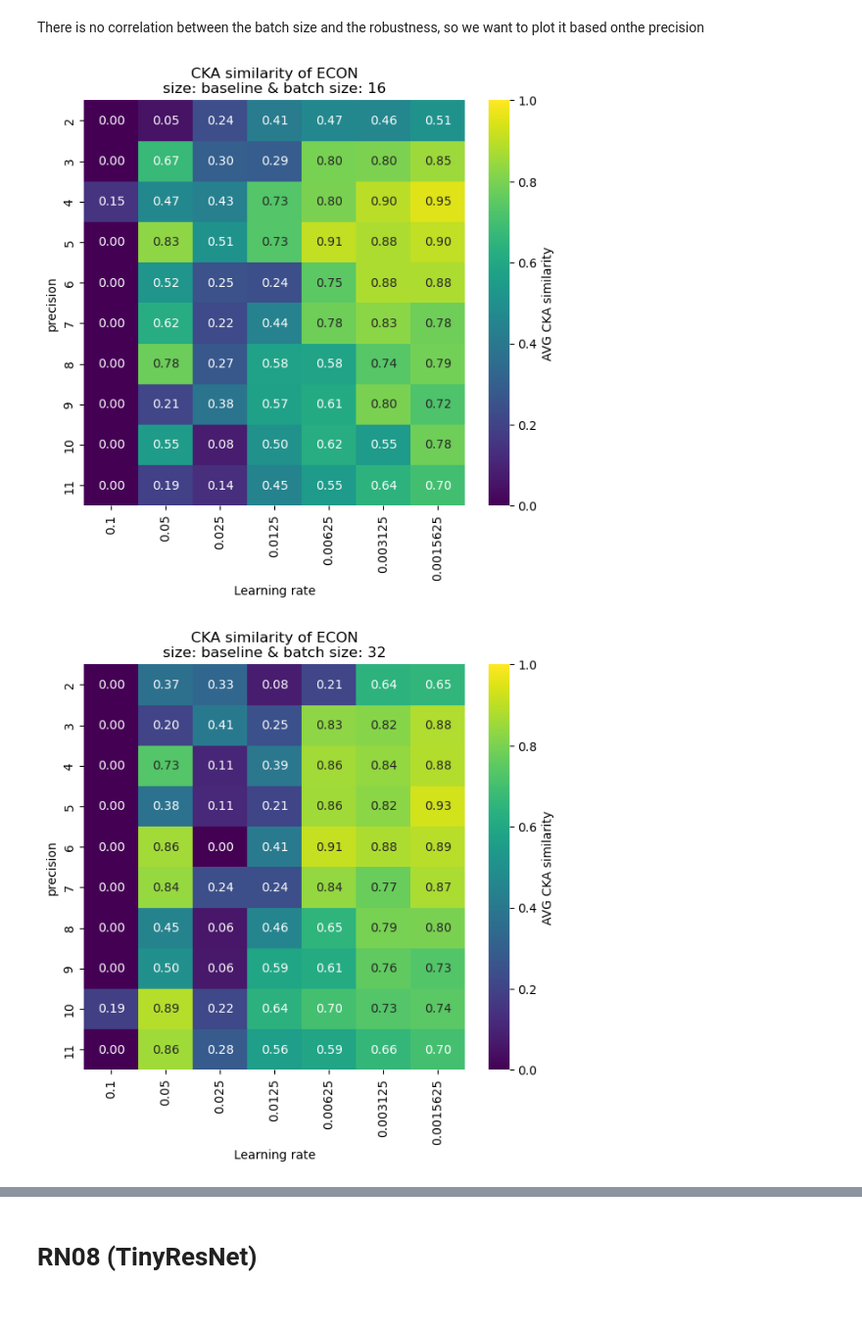
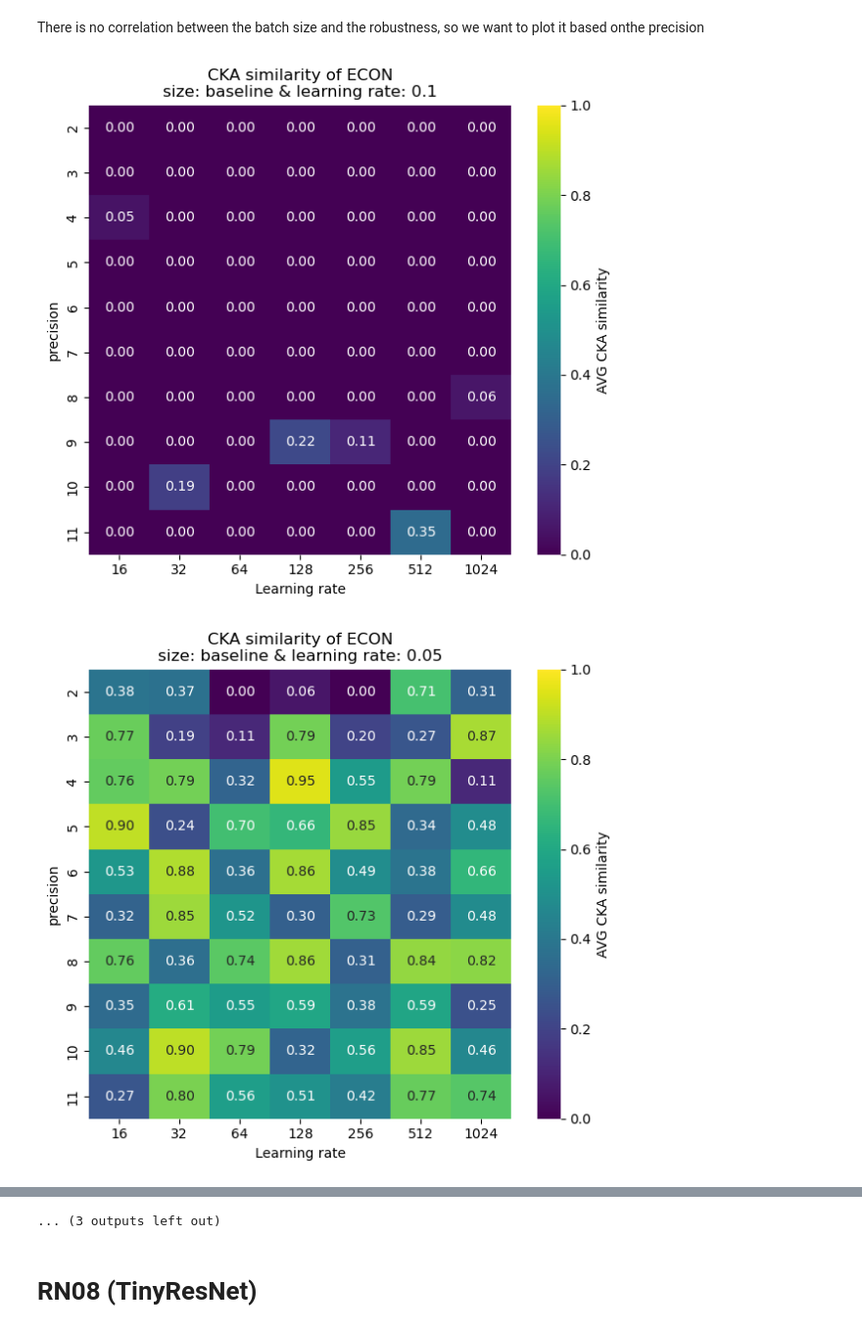
Before and after one commit to Vis4SciML/loss_landscape_taxonomy, a Jupyter notebook: workspace/notebooks/CKA_analysis.ipynb, the cells around one changed output, grey strips where cells are left out. Shown at 98% size. Cells and saved outputs as stored; diff of their text form; code cells hidden in the pictures.

```diff
--- a/workspace/notebooks/CKA_analysis.ipynb
+++ b/workspace/notebooks/CKA_analysis.ipynb
@@ -69,7 +69,7 @@ def read_file(file_path, name='CKA_similarity'):
 # %%
 # search space
 batch_sizes = [16, 32, 64, 128, 256, 512, 1024]
-learning_rates = [0.1, 0.05, 0.025, 0.0125, 0.00625, 0.003125, 0.0015625]
+learning_rates = [0.1, 0.05, 0.025, 0.0125, 0.00625, 0.003125, 0.0015625, 0.0001, 0.00001, 0.000001, 0.0000001]
 precisions = [2, 3, 4, 5, 6, 7, 8, 9, 10, 11]
 # %% [markdown]
 # ECON model (Autoencoder)
@@ -89,8 +89,9 @@ for p in precisions:
     for x, bs in enumerate(batch_sizes):
         for y, lr in enumerate(learning_rates):
             # path to the directory
+            lr = "{:.10f}".format(float(lr)).rstrip('0')
             path = os.path.join(DATA_PATH, f'bs{bs}_lr{lr}/ECON_{p}b/{size}/')
-            avg_cka = -1
+            avg_cka = 0
             try:
                 result = read_file(path)
                 avg_cka = result['CKA_similarity']
@@ -138,32 +193,33 @@ cka_distribution_df.to_csv('./results/econ/cka.csv', index=False)
 There is no correlation between the batch size and the robustness, so we want to plot it based onthe precision
 # %%
 cka_distribution = []
-for bs in batch_sizes:
-    CKA_matrix = np.zeros((len(precisions), len(learning_rates)))
+for lr in learning_rates:
+    CKA_matrix = np.zeros((len(precisions), len(batch_sizes)))
     for x, p in enumerate(precisions):
-        for y, lr in enumerate(learning_rates):
+        for y, bs in enumerate(batch_sizes):
             # path to the directory
+            lr = "{:.10f}".format(float(lr)).rstrip('0')
             path = os.path.join(DATA_PATH, f'bs{bs}_lr{lr}/ECON_{p}b/{size}/')
-            avg_cka = -1
+            avg_cka = 0
             try:
                 result = read_file(path)
                 avg_cka = result['CKA_similarity']
             except:
                 print("Error: cannot open the file!")
 
             # build the heatmap
             CKA_matrix[x, y] = avg_cka
 
     CKA_matrix = pd.DataFrame(CKA_matrix,
                               index=precisions,
-                              columns=learning_rates)
+                              columns=batch_sizes)
     plot_2d_heatmap(CKA_matrix,
-                    f'CKA similarity of ECON\nsize: {size} & batch size: {bs}',
+                    f'CKA similarity of ECON\nsize: {size} & learning rate: {lr}',
                     (0, 1),
                     'Learning rate',
                     'precision',
                     'AVG CKA similarity',
                     cmap='viridis')
 # %% [output]
-[figure, old version]
+[figure, new version]
-[figure, old version]
+[figure, new version]
@@ -175,3 +284,4 @@ for bs in batch_sizes:
+... (3 outputs left out)
 # %% [markdown]
 # RN08 (TinyResNet)
 # %%
```
Also changed, not shown: parts of 2 cells of this notebook, 1 other file.
